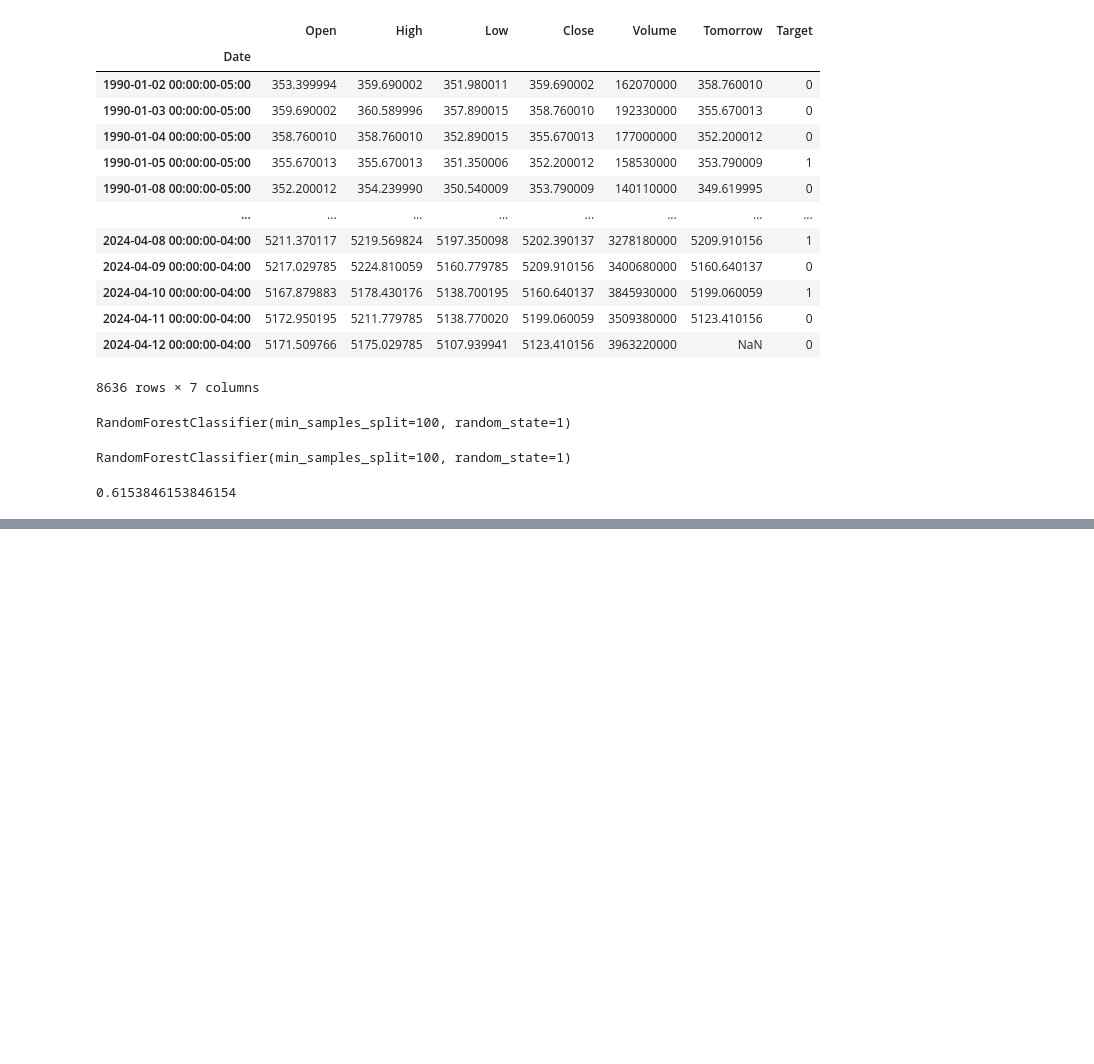
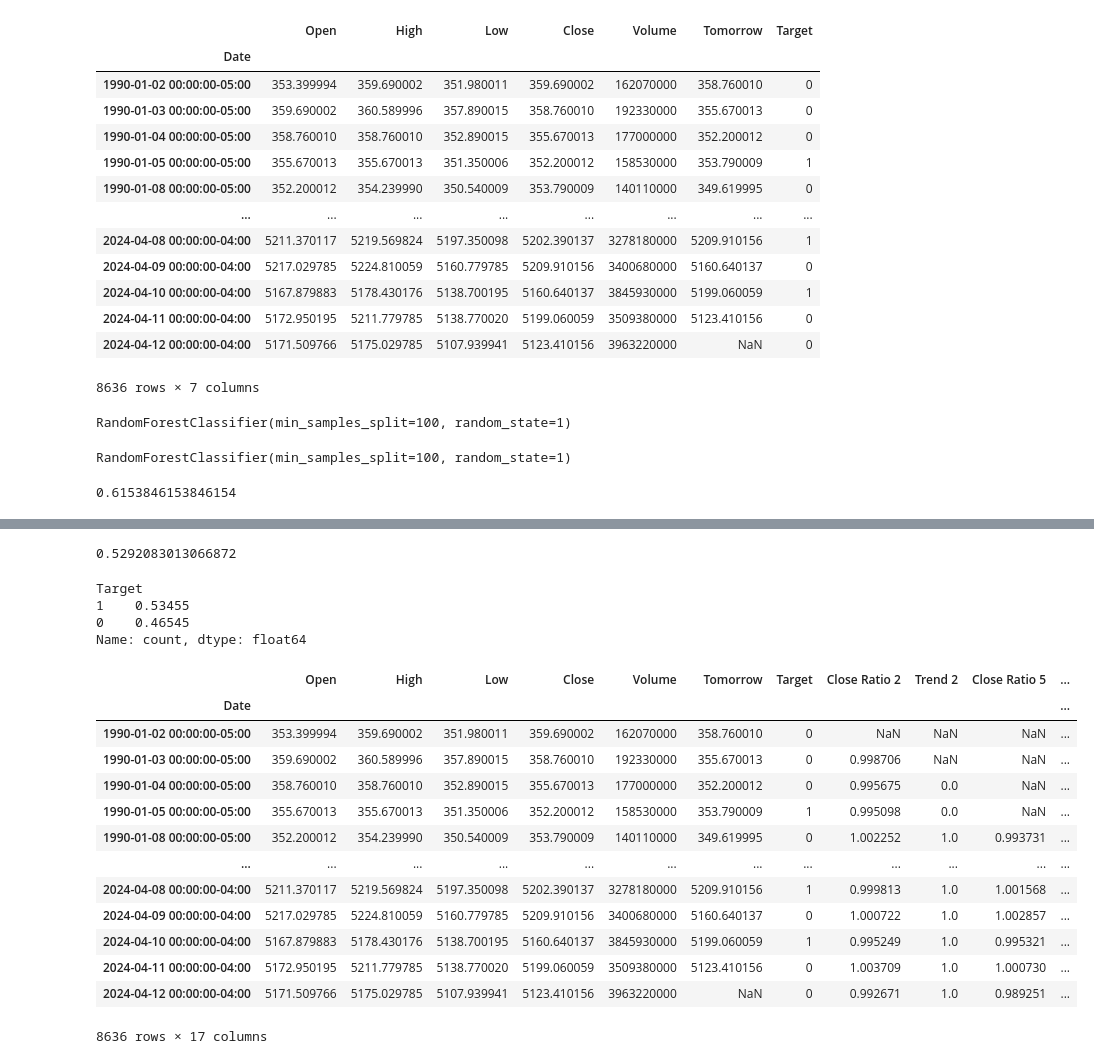
Before and after one commit to Felipeav2/StockPredictor, a Jupyter notebook: Stock.ipynb, the cells around one changed output, grey strips where cells are left out. Saved outputs shown, nothing was run; the diff lists cells and outputs as text; code cells hidden in the pictures; blank space fills up the shorter version.

```diff
--- a/Stock.ipynb
+++ b/Stock.ipynb
@@ -145,0 +153,45 @@ KeyError: 'Predictions'
+# %%
+precision_score(predictions["Target"], predictions["Predictions"])
+# %% [output]
+0.5292083013066872
+# %%
+predictions["Target"].value_counts() / predictions.shape[0]
+# %% [output]
+Target
+1    0.53455
+0    0.46545
+Name: count, dtype: float64
+# %%
+#add additional predictors to make it more accurate
+#variety of rolling averages
+horizons = [2,5,60,250,1000]
+
+new_predictors= []
+
+for horizon in horizons:
+    rolling_averages = sp500.rolling(horizon).mean()
+
+    ratio_column = f"Close Ratio {horizon}"
+    sp500[ratio_column] = sp500["Close"] / rolling_averages["Close"]
+
+    trend_column = f"Trend {horizon}"
+    sp500[trend_column] = sp500.shift(1).rolling(horizon).sum()["Target"]
+
+    new_predictors += [ratio_column, trend_column]
+# %%
+sp500
+# %% [output]
+|  | Open | High | Low | Close | Volume | Tomorrow | Target | Close Ratio 2 | Trend 2 | Close Ratio 5 | ... |
+| Date |  |  |  |  |  |  |  |  |  |  | ... |
+| 1990-01-02 00:00:00-05:00 | 353.399994 | 359.690002 | 351.980011 | 359.690002 | 162070000 | 358.760010 | 0 | NaN | NaN | NaN | ... |
+| 1990-01-03 00:00:00-05:00 | 359.690002 | 360.589996 | 357.890015 | 358.760010 | 192330000 | 355.670013 | 0 | 0.998706 | NaN | NaN | ... |
+| 1990-01-04 00:00:00-05:00 | 358.760010 | 358.760010 | 352.890015 | 355.670013 | 177000000 | 352.200012 | 0 | 0.995675 | 0.0 | NaN | ... |
+| 1990-01-05 00:00:00-05:00 | 355.670013 | 355.670013 | 351.350006 | 352.200012 | 158530000 | 353.790009 | 1 | 0.995098 | 0.0 | NaN | ... |
+| 1990-01-08 00:00:00-05:00 | 352.200012 | 354.239990 | 350.540009 | 353.790009 | 140110000 | 349.619995 | 0 | 1.002252 | 1.0 | 0.993731 | ... |
+| ... | ... | ... | ... | ... | ... | ... | ... | ... | ... | ... | ... |
+| 2024-04-08 00:00:00-04:00 | 5211.370117 | 5219.569824 | 5197.350098 | 5202.390137 | 3278180000 | 5209.910156 | 1 | 0.999813 | 1.0 | 1.001568 | ... |
+| 2024-04-09 00:00:00-04:00 | 5217.029785 | 5224.810059 | 5160.779785 | 5209.910156 | 3400680000 | 5160.640137 | 0 | 1.000722 | 1.0 | 1.002857 | ... |
+| 2024-04-10 00:00:00-04:00 | 5167.879883 | 5178.430176 | 5138.700195 | 5160.640137 | 3845930000 | 5199.060059 | 1 | 0.995249 | 1.0 | 0.995321 | ... |
+| 2024-04-11 00:00:00-04:00 | 5172.950195 | 5211.779785 | 5138.770020 | 5199.060059 | 3509380000 | 5123.410156 | 0 | 1.003709 | 1.0 | 1.000730 | ... |
+| 2024-04-12 00:00:00-04:00 | 5171.509766 | 5175.029785 | 5107.939941 | 5123.410156 | 3963220000 | NaN | 0 | 0.992671 | 1.0 | 0.989251 | ... |
+8636 rows × 17 columns
```
Also changed, not shown: parts of 10 cells of this notebook.
